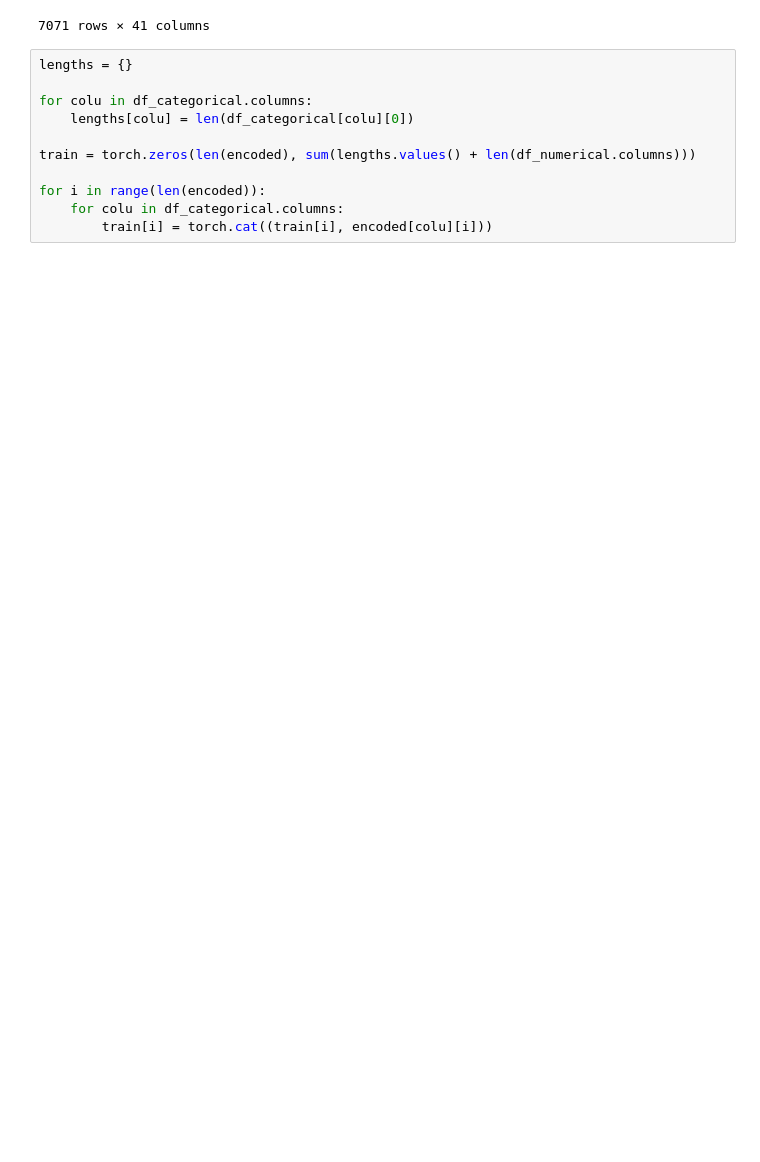
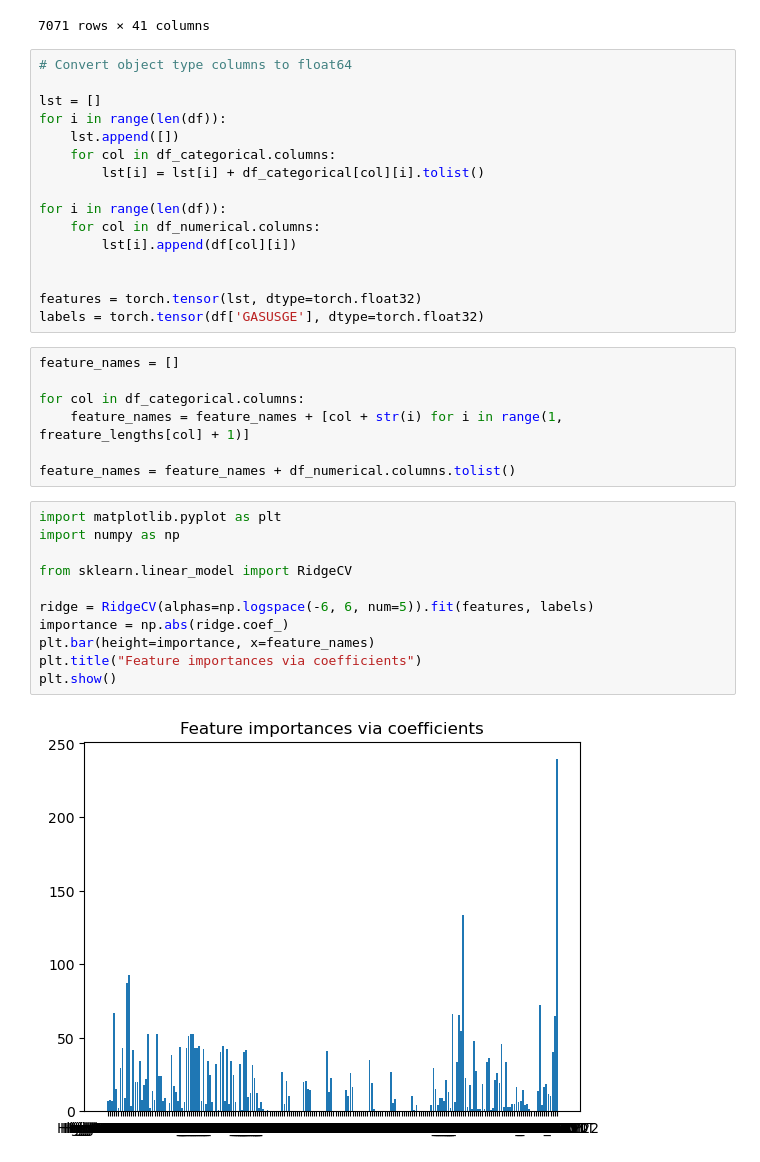
Before and after one commit to Jianwei-Gao/adsc_x_gm_team6, a Jupyter notebook: model_data_exploration.ipynb, the cells around one changed output. Cells and saved outputs as stored; diff of their text form; blank space fills up the shorter version.

Commit message:
model based feature selection

```diff
--- a/model_data_exploration.ipynb
+++ b/model_data_exploration.ipynb
@@ -161,14 +163,39 @@ encoded
 | 7069 | [tensor(0.), tensor(1.), tensor(0... | [tensor(0.), tensor(1.), tensor(0... | [tensor(1.), tensor(0.), tensor(0... | [tensor(0.), tensor(0.), tensor(0... | [tensor(0.), tensor(1.)] | [tensor(0.), tensor(0.), tensor(0... | [tensor(0.), tensor(0.), tensor(1... | [tensor(0.), tensor(1.)] | [tensor(1.), tensor(0.)] | [tensor(0.), tensor(0.), tensor(0... | ... |
 | 7070 | [tensor(0.), tensor(0.), tensor(0... | [tensor(0.), tensor(1.), tensor(0... | [tensor(1.), tensor(0.), tensor(0... | [tensor(0.), tensor(0.), tensor(0... | [tensor(0.), tensor(1.)] | [tensor(0.), tensor(0.), tensor(0... | [tensor(0.), tensor(0.), tensor(1... | [tensor(0.), tensor(1.)] | [tensor(1.), tensor(0.)] | [tensor(0.), tensor(0.), tensor(0... | ... |
 7071 rows × 41 columns
-# %%
-lengths = {}
-
-for colu in df_categorical.columns:
-    lengths[colu] = len(df_categorical[colu][0])
-
-train = torch.zeros(len(encoded), sum(lengths.values() + len(df_numerical.columns)))
-
-for i in range(len(encoded)):
-    for colu in df_categorical.columns:
-        train[i] = torch.cat((train[i], encoded[colu][i]))
+# %%
+# Convert object type columns to float64
+
+lst = []
+for i in range(len(df)):
+    lst.append([])
+    for col in df_categorical.columns:
+        lst[i] = lst[i] + df_categorical[col][i].tolist()
+
+for i in range(len(df)):
+    for col in df_numerical.columns:
+        lst[i].append(df[col][i])
+
+
+features = torch.tensor(lst, dtype=torch.float32)
+labels = torch.tensor(df['GASUSGE'], dtype=torch.float32)
+# %%
+feature_names = []
+
+for col in df_categorical.columns:
+    feature_names = feature_names + [col + str(i) for i in range(1, freature_lengths[col] + 1)]
+
+feature_names = feature_names + df_numerical.columns.tolist()
+# %%
+import matplotlib.pyplot as plt
+import numpy as np
+
+from sklearn.linear_model import RidgeCV
+
+ridge = RidgeCV(alphas=np.logspace(-6, 6, num=5)).fit(features, labels)
+importance = np.abs(ridge.coef_)
+plt.bar(height=importance, x=feature_names)
+plt.title("Feature importances via coefficients")
+plt.show()
+# %% [output]
+[figure, added]
```
Also changed, not shown: parts of 1 cell of this notebook.
